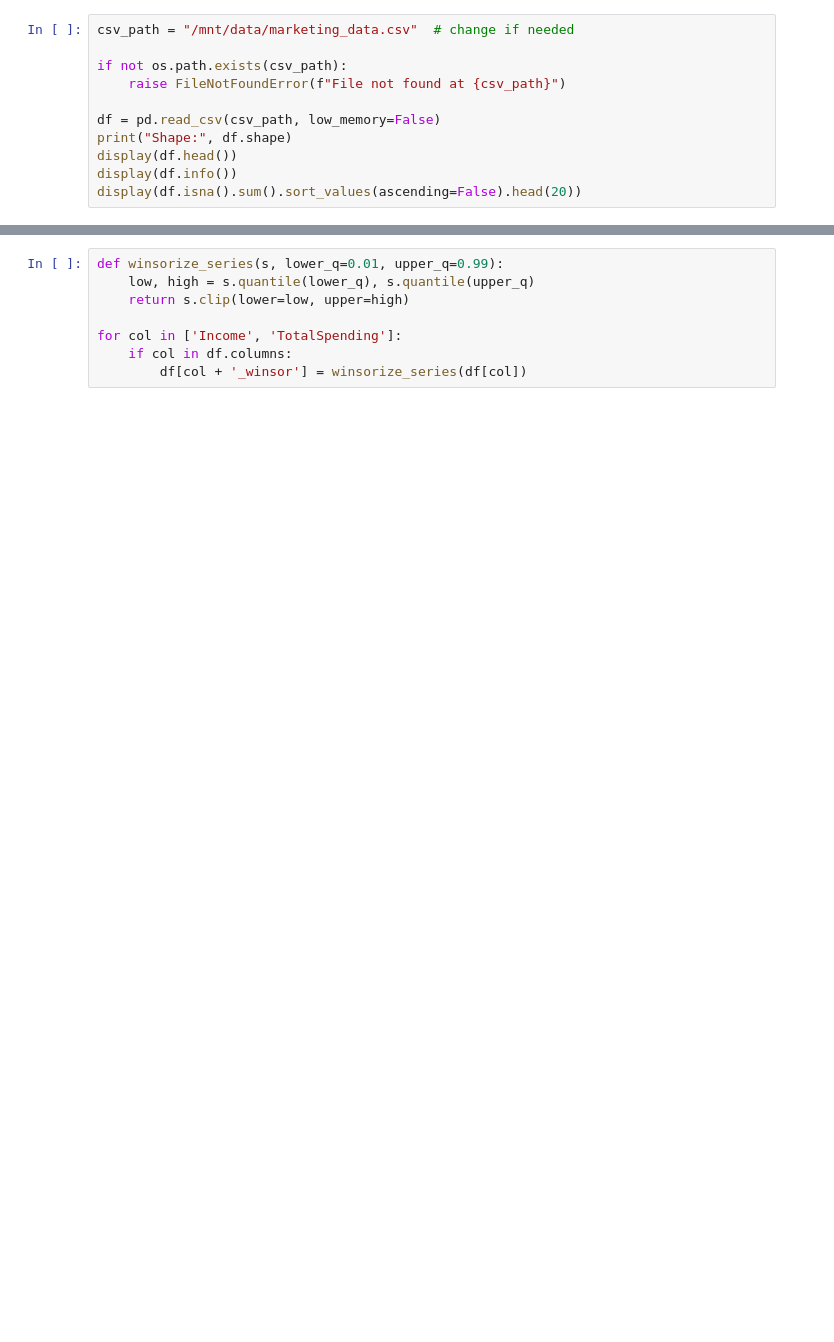
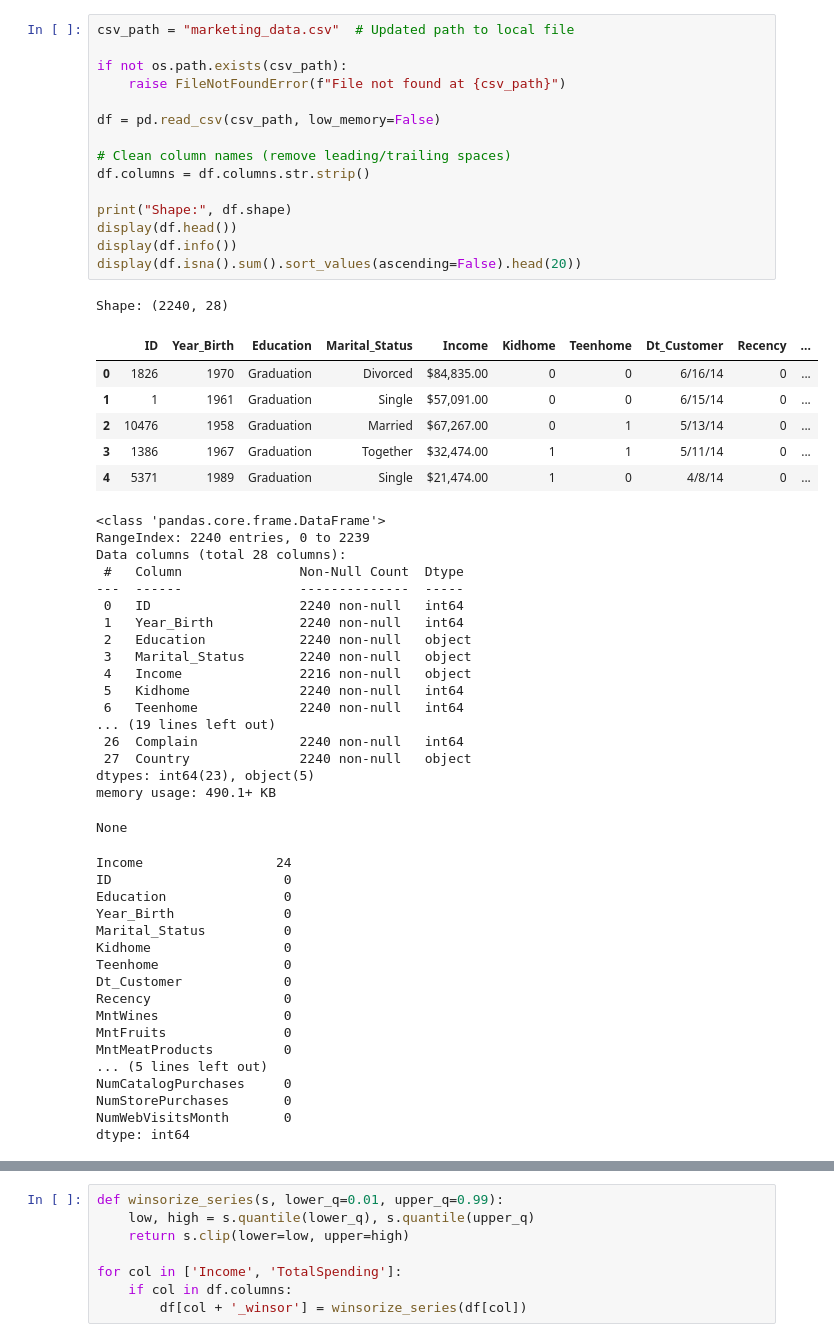
Before and after one commit to rohit1682/DataScience-simplilearn, a Jupyter notebook: 3. Applied Data Science with Python [Core]/CourseEnd-Project/Marketing-Campaigns/marketing_campaign_analysis.ipynb, the cells around one changed output, grey strips where cells are left out. Cells and saved outputs as stored; diff of their text form; blank space fills up the shorter version.

Commit message:
marketing campaign analysis project uploaded

```diff
--- a/3. Applied Data Science with Python [Core]/CourseEnd-Project/Marketing-Campaigns/marketing_campaign_analysis.ipynb
+++ b/3. Applied Data Science with Python [Core]/CourseEnd-Project/Marketing-Campaigns/marketing_campaign_analysis.ipynb
@@ -18,14 +34,61 @@ ModuleNotFoundError: No module named 'pandas'
 # %%
-csv_path = "/mnt/data/marketing_data.csv"  # change if needed
+csv_path = "marketing_data.csv"  # Updated path to local file
 
 if not os.path.exists(csv_path):
     raise FileNotFoundError(f"File not found at {csv_path}")
 
 df = pd.read_csv(csv_path, low_memory=False)
+
+# Clean column names (remove leading/trailing spaces)
+df.columns = df.columns.str.strip()
+
 print("Shape:", df.shape)
 display(df.head())
 display(df.info())
 display(df.isna().sum().sort_values(ascending=False).head(20))
+# %% [output]
+Shape: (2240, 28)
+|  | ID | Year_Birth | Education | Marital_Status | Income | Kidhome | Teenhome | Dt_Customer | Recency | ... |
+| 0 | 1826 | 1970 | Graduation | Divorced | $84,835.00 | 0 | 0 | 6/16/14 | 0 | ... |
+| 1 | 1 | 1961 | Graduation | Single | $57,091.00 | 0 | 0 | 6/15/14 | 0 | ... |
+| 2 | 10476 | 1958 | Graduation | Married | $67,267.00 | 0 | 1 | 5/13/14 | 0 | ... |
+| 3 | 1386 | 1967 | Graduation | Together | $32,474.00 | 1 | 1 | 5/11/14 | 0 | ... |
+| 4 | 5371 | 1989 | Graduation | Single | $21,474.00 | 1 | 0 | 4/8/14 | 0 | ... |
+<class 'pandas.core.frame.DataFrame'>
+RangeIndex: 2240 entries, 0 to 2239
+Data columns (total 28 columns):
+ #   Column               Non-Null Count  Dtype
+---  ------               --------------  -----
+ 0   ID                   2240 non-null   int64
+ 1   Year_Birth           2240 non-null   int64
+ 2   Education            2240 non-null   object
+ 3   Marital_Status       2240 non-null   object
+ 4   Income               2216 non-null   object
+ 5   Kidhome              2240 non-null   int64
+ 6   Teenhome             2240 non-null   int64
+... (19 lines left out)
+ 26  Complain             2240 non-null   int64
+ 27  Country              2240 non-null   object
+dtypes: int64(23), object(5)
+memory usage: 490.1+ KB
+None
+Income                 24
+ID                      0
+Education               0
+Year_Birth              0
+Marital_Status          0
+Kidhome                 0
+Teenhome                0
+Dt_Customer             0
+Recency                 0
+MntWines                0
+MntFruits               0
+MntMeatProducts         0
+... (5 lines left out)
+NumCatalogPurchases     0
+NumStorePurchases       0
+NumWebVisitsMonth       0
+dtype: int64
 # %%
 # Convert Dt_Customer → datetime, Income → numeric
 if 'Dt_Customer' in df.columns:
```
Also changed, not shown: parts of 12 cells of this notebook, 1 other file.
